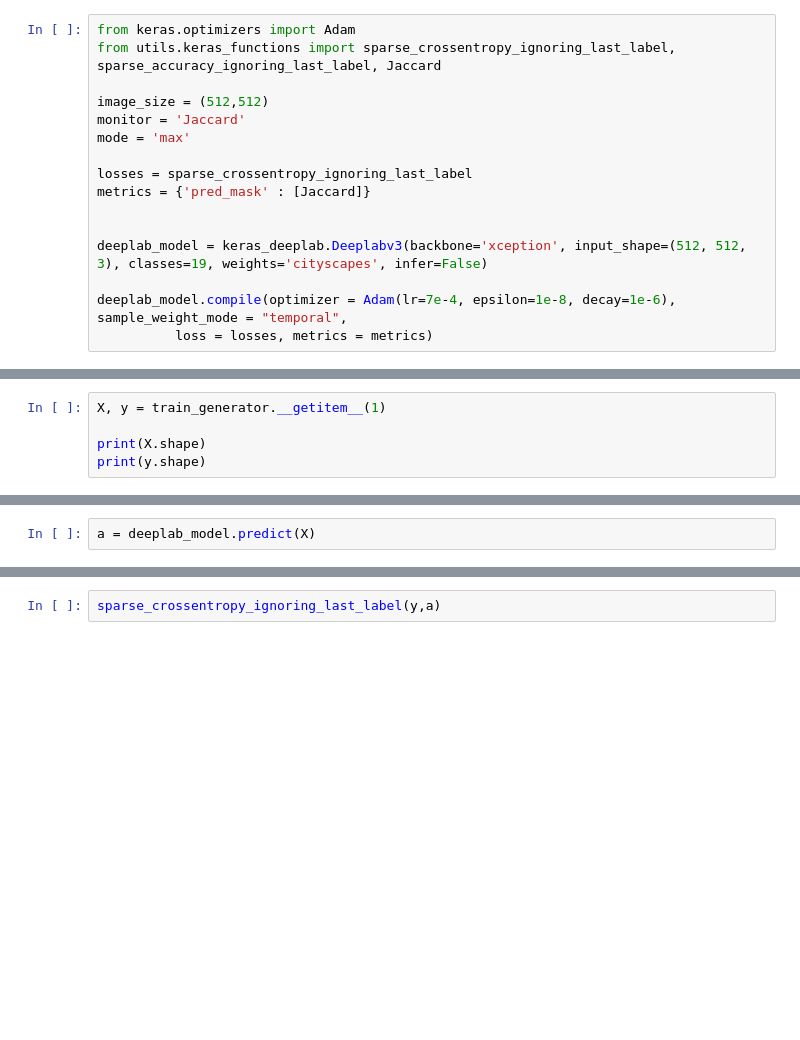
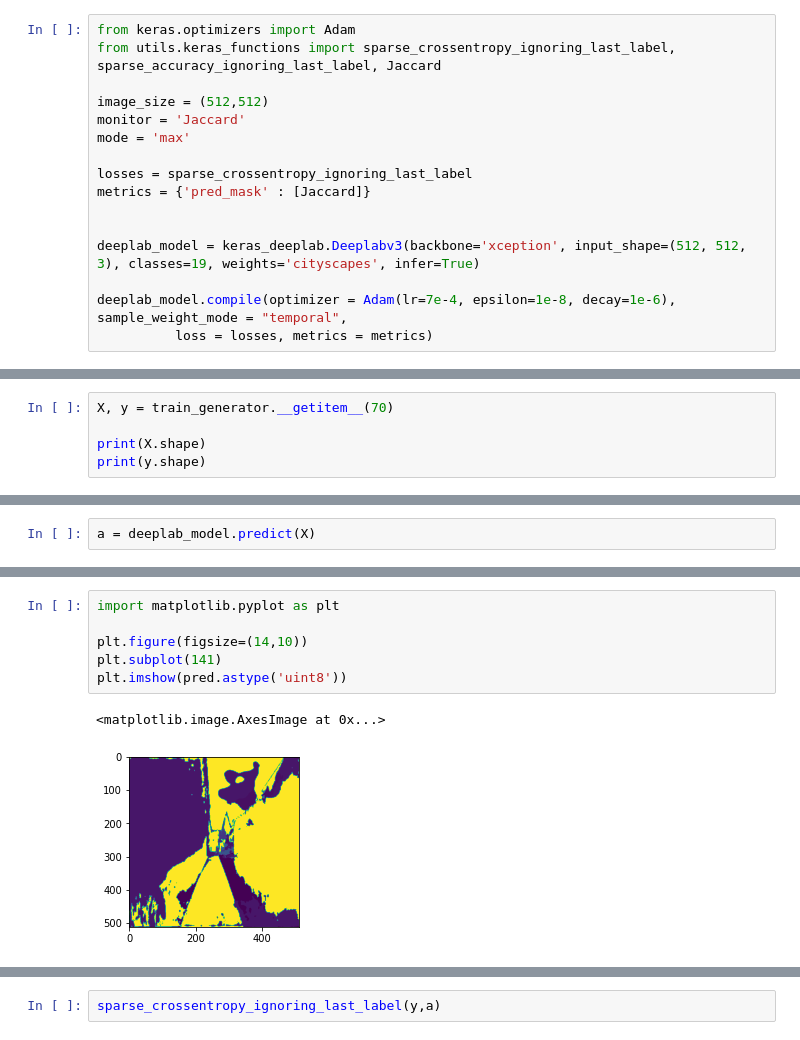
Before and after one commit to pimonteiro/Semantic-Segmentation-Thesis, a Jupyter notebook: src/Training Deeplab.ipynb, the cells around one changed output, grey strips where cells are left out. Drawn from its saved outputs; the diff is of its cells as text; blank space fills up the shorter version.

Commit message:
Training and Evaluation Pipeline complete

```diff
--- a/src/Training Deeplab.ipynb
+++ b/src/Training Deeplab.ipynb
@@ -19,7 +19,7 @@ losses = sparse_crossentropy_ignoring_last_label
 metrics = {'pred_mask' : [Jaccard]}
 
 
-deeplab_model = keras_deeplab.Deeplabv3(backbone='xception', input_shape=(512, 512, 3), classes=19, weights='cityscapes', infer=False)
+deeplab_model = keras_deeplab.Deeplabv3(backbone='xception', input_shape=(512, 512, 3), classes=19, weights='cityscapes', infer=True)
 
 deeplab_model.compile(optimizer = Adam(lr=7e-4, epsilon=1e-8, decay=1e-6), sample_weight_mode = "temporal",
           loss = losses, metrics = metrics)
@@ -53,7 +53,7 @@ train_generator = SegClass.create_generators(dataset = "../kitti360_dataset_trun
                                                 brightness=0, rotation=False, zoom=0, batch_size=4,
                                                 seed=7, do_ahisteq=False)
 # %%
-X, y = train_generator.__getitem__(1)
+X, y = train_generator.__getitem__(70)
 
 print(X.shape)
 print(y.shape)
@@ -64,0 +83,9 @@ a = deeplab_model.predict(X)
+# %%
+import matplotlib.pyplot as plt
+
+plt.figure(figsize=(14,10))
+plt.subplot(141)
+plt.imshow(pred.astype('uint8'))
+# %% [output]
+<matplotlib.image.AxesImage at 0x...>
+[figure, added]
```
Also changed, not shown: parts of 11 cells of this notebook, 10 other files.
